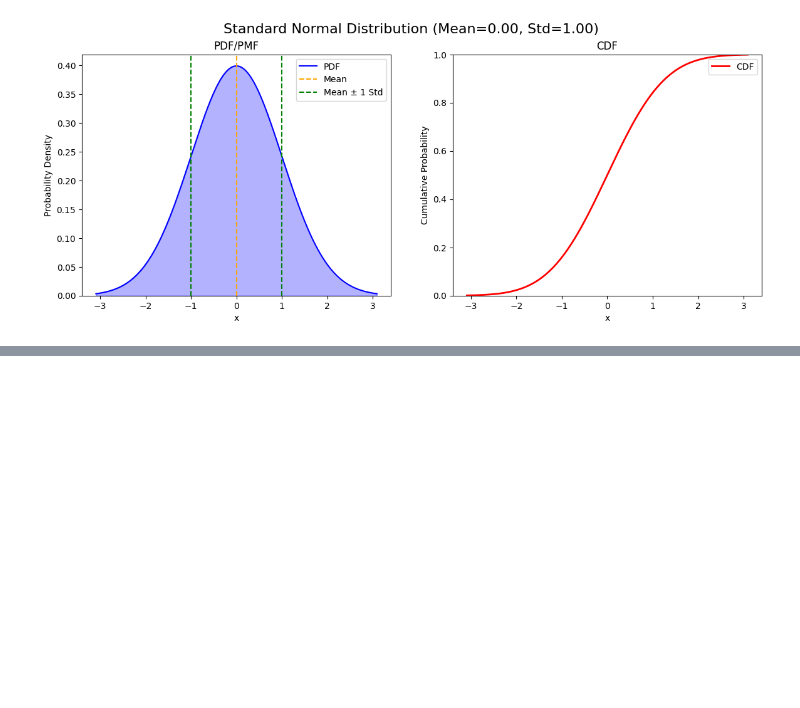
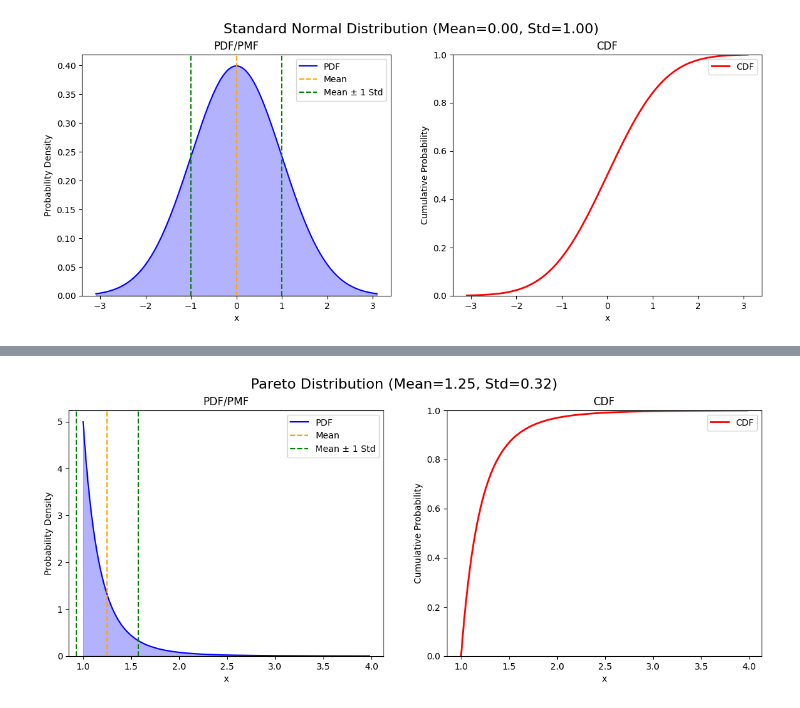
Before and after one commit to KeitaKayano/statistics, a Jupyter notebook: experiments/probability_distribution.ipynb, the cells around one changed output, grey strips where cells are left out. Cells and saved outputs as stored; diff of their text form; code cells hidden in the pictures; blank space fills up the shorter version.

```diff
--- a/experiments/probability_distribution.ipynb
+++ b/experiments/probability_distribution.ipynb
@@ -22,0 +35,5 @@ plot_distribution(rv, title="Standard Normal Distribution")
+# %%
+rv = stats.pareto(b=5)
+plot_distribution(rv, title="Pareto Distribution")
+# %% [output]
+[figure, added]
```
Also changed, not shown: parts of 7 cells of this notebook, 7 other files.
